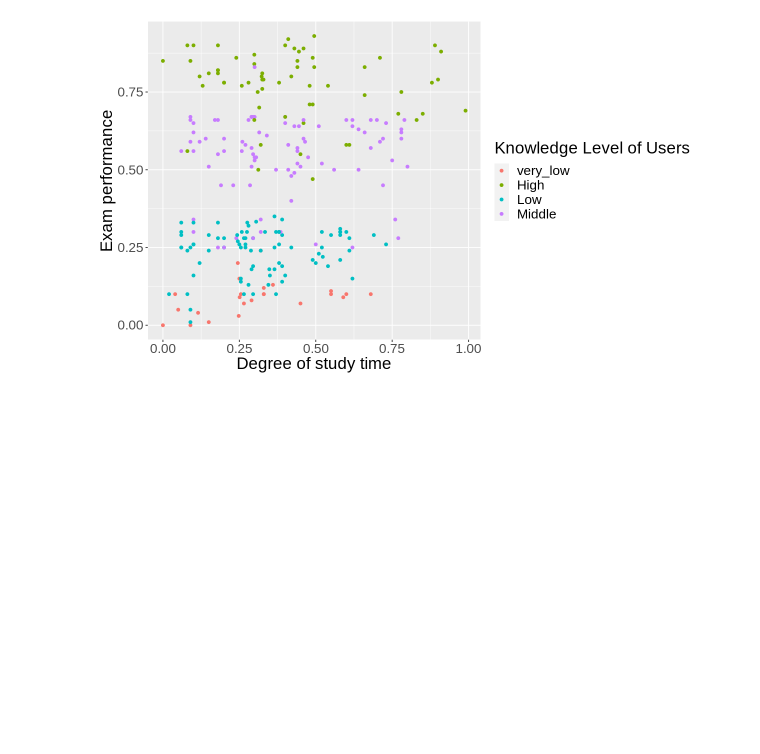
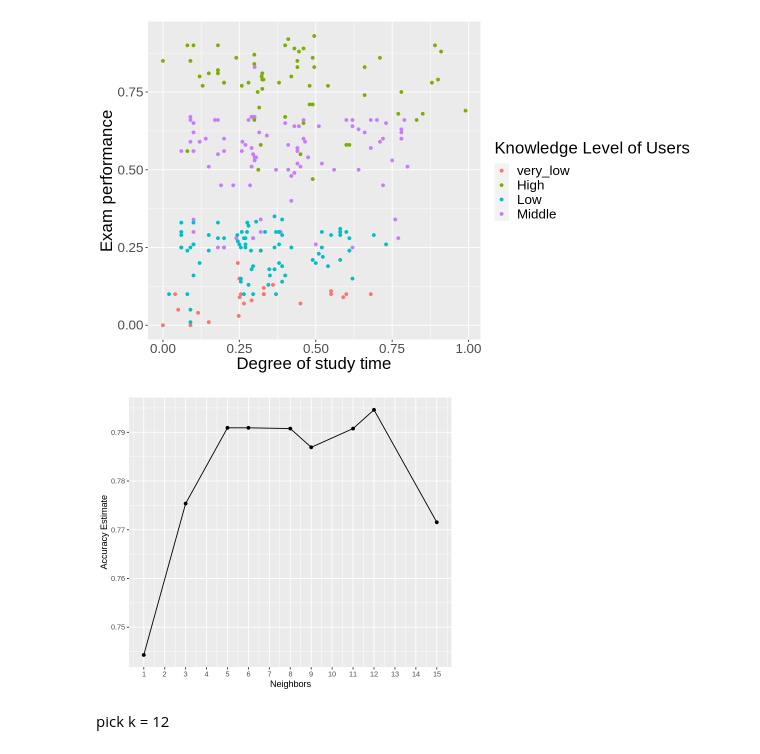
Before and after one commit to sidahuja1/dsci100_group7, a Jupyter notebook: Untitled.ipynb, the cells around one changed output. Drawn from its saved outputs; the diff is of its cells as text; code cells hidden in the pictures; blank space fills up the shorter version.

Commit message:
tune model
tuned the model, use k=12, generated accuracy metrics and confusion matrics

```diff
--- a/Untitled.ipynb
+++ b/Untitled.ipynb
@@ -83,3 +136,39 @@ knowledge_train_plot <- knowledge_train_data %>%
 knowledge_train_plot
 # %% [output]
 [figure]
+# %%
+
+set.seed(1234)
+
+options(repr.plot.height = 5, repr.plot.width = 6)
+
+know_recipe <- recipe(UNS ~ ., data = knowledge_train_data)
+
+knn_tune <- nearest_neighbor(weight_func = "rectangular",
+                             neighbors = tune()) %>%
+                              set_engine("kknn") %>%
+                              set_mode("classification")
+
+know_vfold <- vfold_cv(knowledge_train_data, v = 5, strata = UNS)
+# %%
+k_vals <- tibble(neighbors = seq(from = 1, to = 15, by = 1))
+
+know_results <- workflow() %>%
+      add_recipe(know_recipe) %>%
+      add_model(knn_tune) %>%
+      tune_grid(resamples = know_vfold, grid = 10) %>%
+      collect_metrics()
+# %%
+accuracies <- know_results %>%
+      filter(.metric == "accuracy")
+
+cross_val_plot <- ggplot(accuracies, aes(x = neighbors, y = mean))+
+      geom_point() +
+      geom_line() +
+      labs(x = "Neighbors", y = "Accuracy Estimate") +
+      scale_x_continuous(breaks = seq(0, 15, by = 1))
+cross_val_plot
+# %% [output]
+[figure, added]
+# %% [markdown]
+pick k = 12
```
Also changed, not shown: parts of 8 cells of this notebook.
